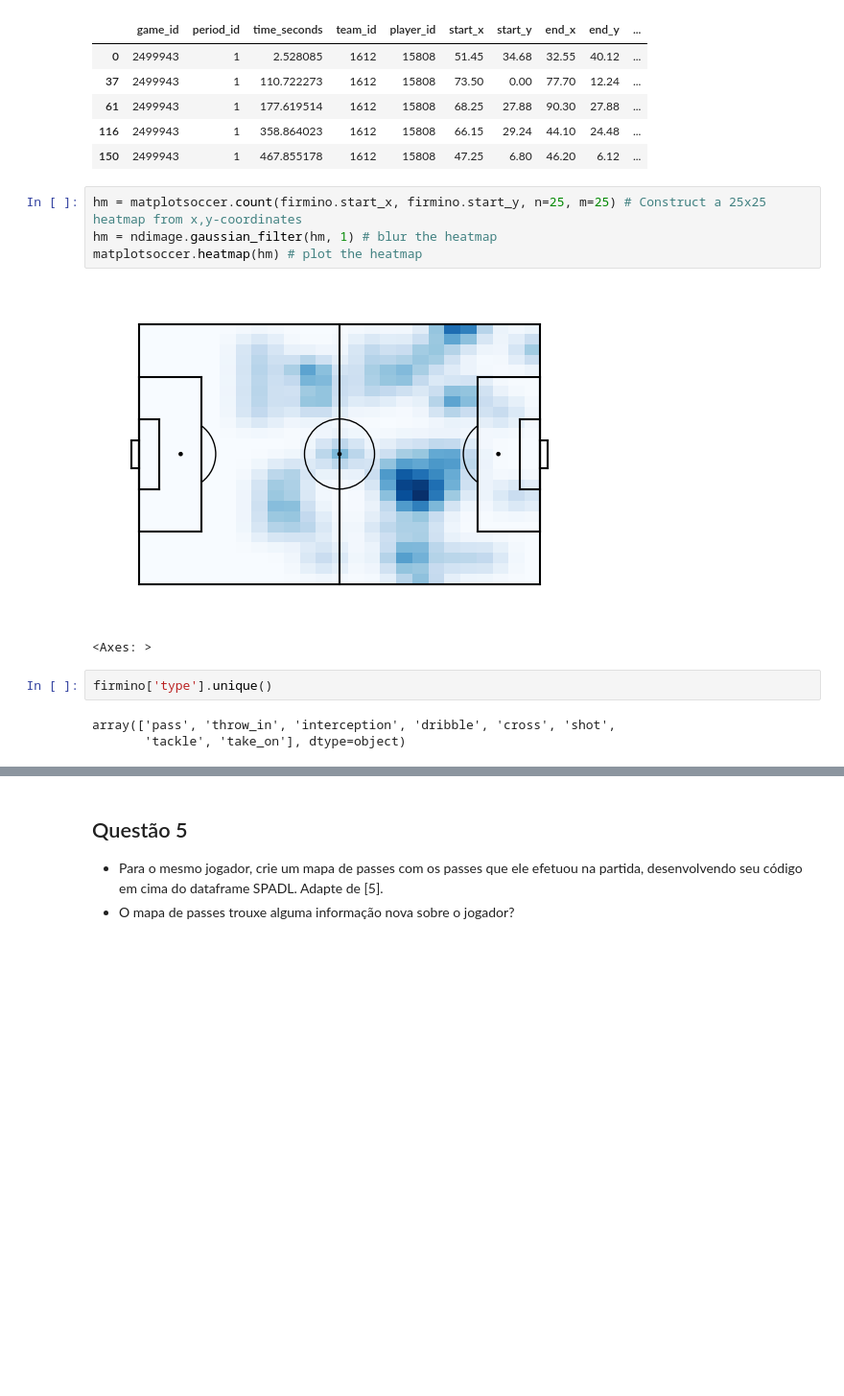
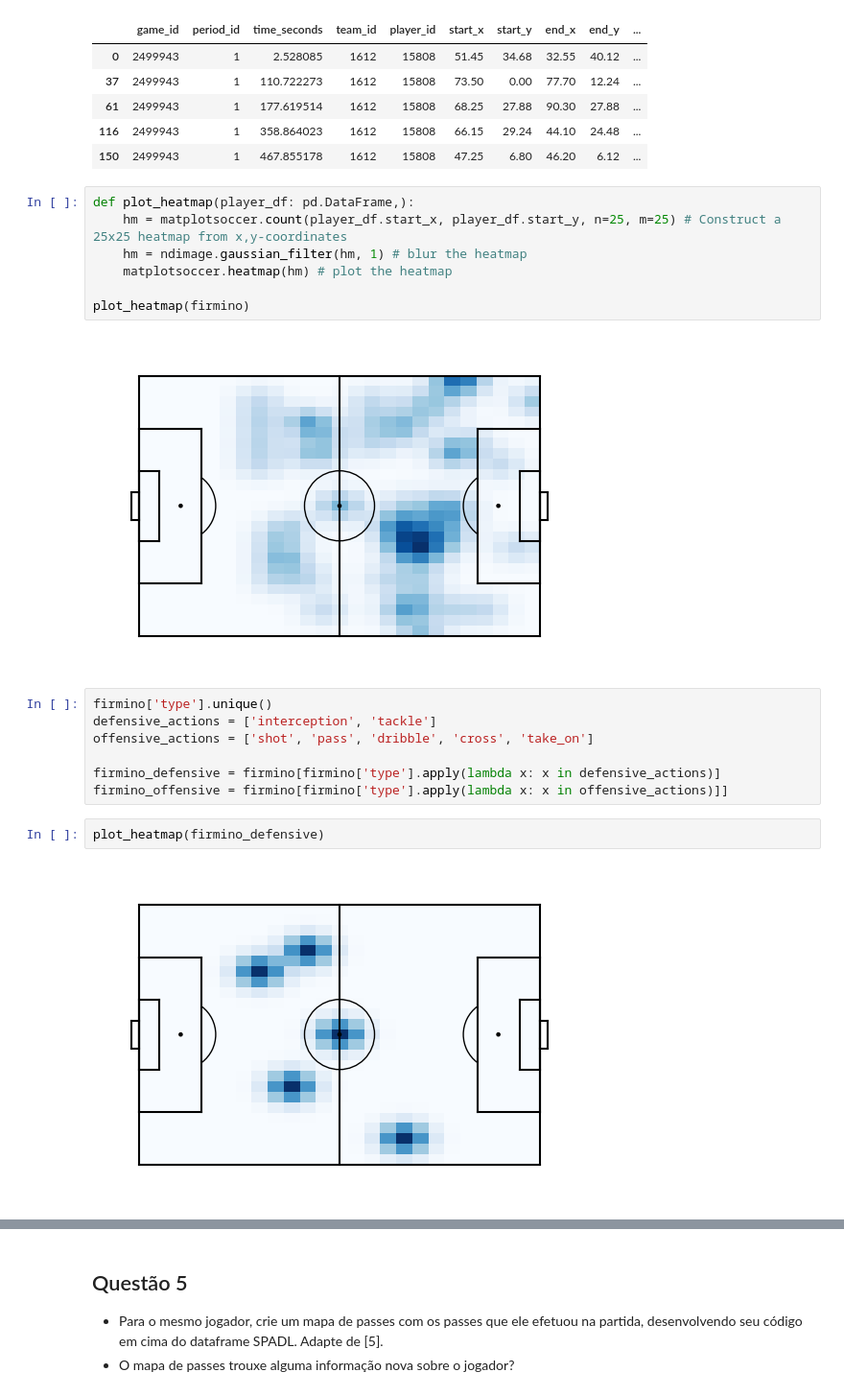
Before and after one commit to paduathiago/Data-Science-Applied-to-Soccer, a Jupyter notebook: Activities/ativ_3.ipynb, the cells around one changed output, grey strips where cells are left out. Shown at 96% size. Saved outputs shown, nothing was run; the diff lists cells and outputs as text; blank space fills up the shorter version.

Commit message:
plotting defensive and offensive heatmaps

```diff
--- a/Activities/ativ_3.ipynb
+++ b/Activities/ativ_3.ipynb
@@ -240,14 +240,22 @@ firmino.head()
 | 116 | 2499943 | 1 | 358.864023 | 1612 | 15808 | 66.15 | 29.24 | 44.10 | 24.48 | ... |
 | 150 | 2499943 | 1 | 467.855178 | 1612 | 15808 | 47.25 | 6.80 | 46.20 | 6.12 | ... |
 # %%
-hm = matplotsoccer.count(firmino.start_x, firmino.start_y, n=25, m=25) # Construct a 25x25 heatmap from x,y-coordinates
-hm = ndimage.gaussian_filter(hm, 1) # blur the heatmap
-matplotsoccer.heatmap(hm) # plot the heatmap
+def plot_heatmap(player_df: pd.DataFrame,):
+    hm = matplotsoccer.count(player_df.start_x, player_df.start_y, n=25, m=25) # Construct a 25x25 heatmap from x,y-coordinates
+    hm = ndimage.gaussian_filter(hm, 1) # blur the heatmap
+    matplotsoccer.heatmap(hm) # plot the heatmap
+
+plot_heatmap(firmino)
 # %% [output]
 [figure]
-<Axes: >
-# %%
-firmino['type'].unique()
-# %% [output]
-array(['pass', 'throw_in', 'interception', 'dribble', 'cross', 'shot',
-       'tackle', 'take_on'], dtype=object)
+# %%
+firmino['type'].unique()
+defensive_actions = ['interception', 'tackle']
+offensive_actions = ['shot', 'pass', 'dribble', 'cross', 'take_on']
+
+firmino_defensive = firmino[firmino['type'].apply(lambda x: x in defensive_actions)]
+firmino_offensive = firmino[firmino['type'].apply(lambda x: x in offensive_actions)]]
+# %%
+plot_heatmap(firmino_defensive)
+# %% [output]
+[figure, added]
```
Also changed, not shown: parts of 1 cell of this notebook.
